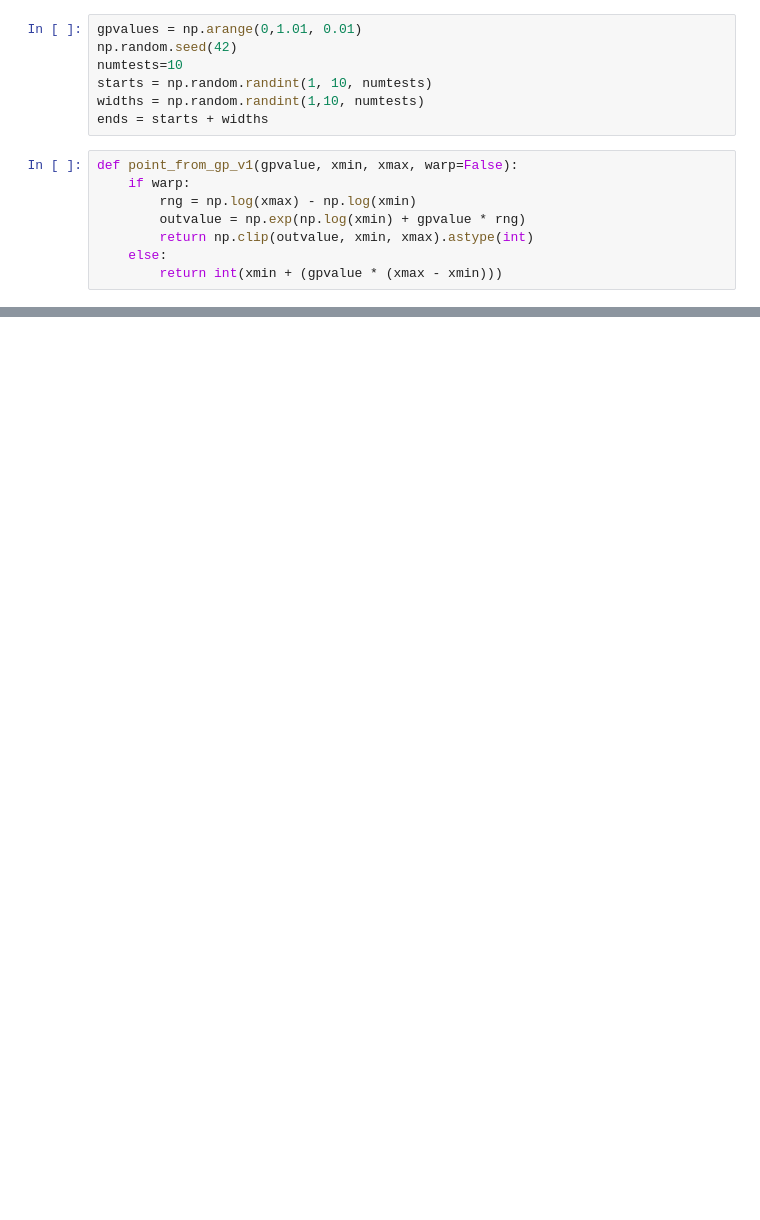
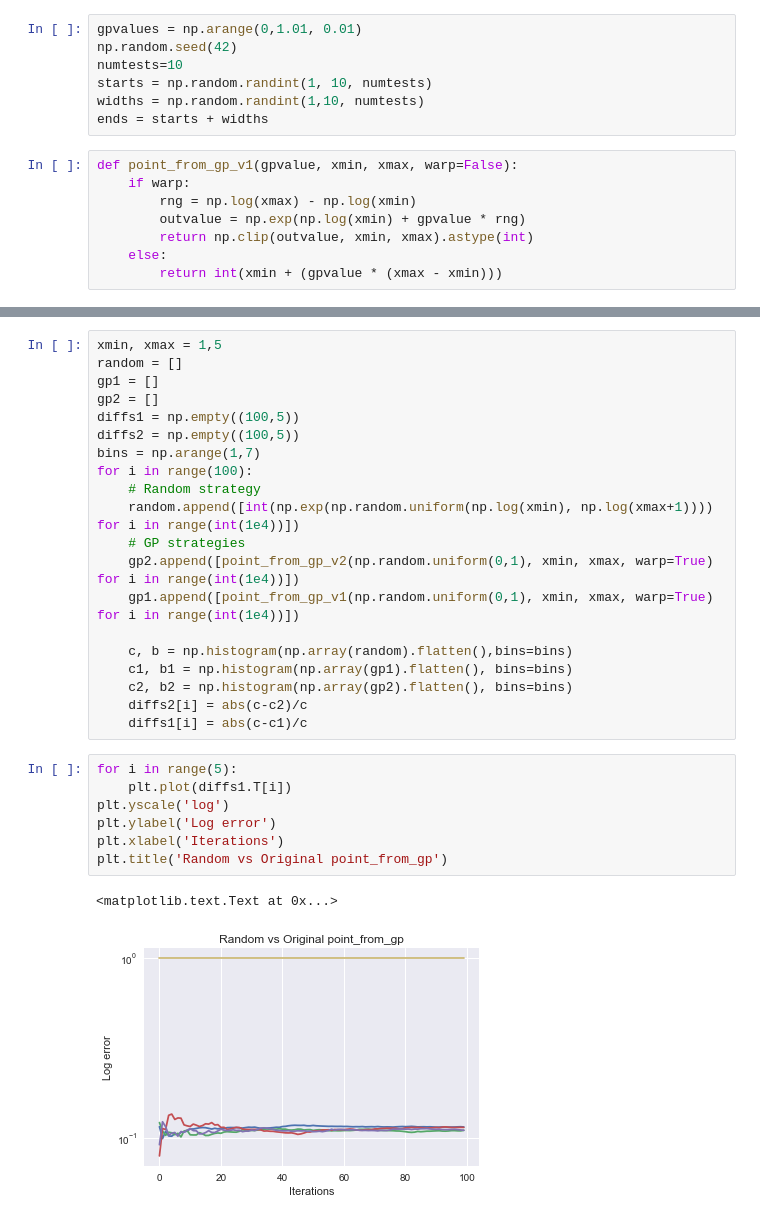
Before and after one commit to RobertArbon/IntegerMapping, a Jupyter notebook: Warped Integer Mapping.ipynb, the cells around one changed output, grey strips where cells are left out. Saved outputs shown, nothing was run; the diff lists cells and outputs as text; blank space fills up the shorter version.

Commit message:
Got working version of point_from_gp and comparison with rvs

```diff
--- a/Warped Integer Mapping.ipynb
+++ b/Warped Integer Mapping.ipynb
@@ -49,0 +56,30 @@ with sns.plotting_context('notebook', font_scale=1.5):
+# %%
+xmin, xmax = 1,5
+random = []
+gp1 = []
+gp2 = []
+diffs1 = np.empty((100,5))
+diffs2 = np.empty((100,5))
+bins = np.arange(1,7)
+for i in range(100):
+    # Random strategy
+    random.append([int(np.exp(np.random.uniform(np.log(xmin), np.log(xmax+1)))) for i in range(int(1e4))])
+    # GP strategies
+    gp2.append([point_from_gp_v2(np.random.uniform(0,1), xmin, xmax, warp=True) for i in range(int(1e4))])
+    gp1.append([point_from_gp_v1(np.random.uniform(0,1), xmin, xmax, warp=True) for i in range(int(1e4))])
+
+    c, b = np.histogram(np.array(random).flatten(),bins=bins)
+    c1, b1 = np.histogram(np.array(gp1).flatten(), bins=bins)
+    c2, b2 = np.histogram(np.array(gp2).flatten(), bins=bins)
+    diffs2[i] = abs(c-c2)/c
+    diffs1[i] = abs(c-c1)/c
+# %%
+for i in range(5):
+    plt.plot(diffs1.T[i])
+plt.yscale('log')
+plt.ylabel('Log error')
+plt.xlabel('Iterations')
+plt.title('Random vs Original point_from_gp')
+# %% [output]
+<matplotlib.text.Text at 0x...>
+[figure, added]
```
Also changed, not shown: parts of 5 cells of this notebook.
